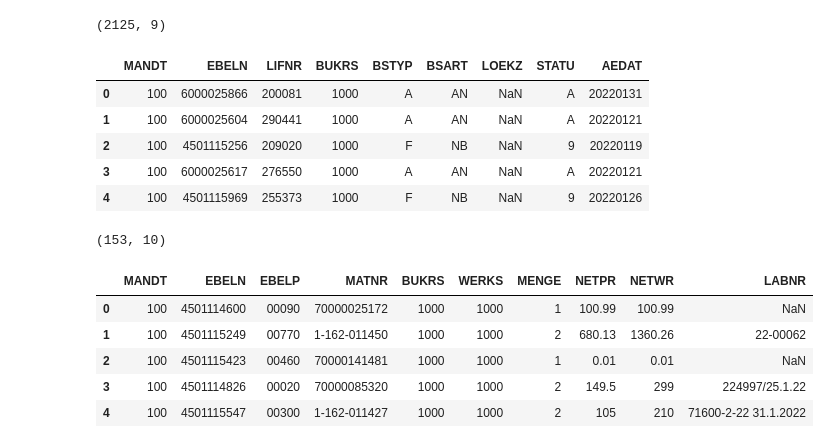
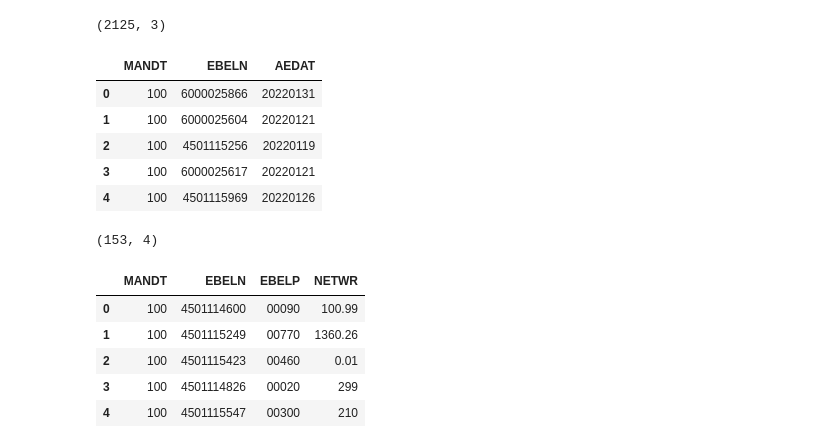
Before and after one commit to tomanjepan/Processand, a Jupyter notebook: main.ipynb, the cells around one changed output. Drawn from its saved outputs; the diff is of its cells as text; code cells hidden in the pictures.

```diff
--- a/main.ipynb
+++ b/main.ipynb
@@ -47,33 +80,44 @@ df_CDPOS.head(n=5)
 # %%
-df_EKKO = pd.read_csv('B:/Programming/Processand/Data/EKKO.csv')
+# We import EKKO table and drop columns unnecessary for our challenge
+
+df_EKKO = pd.read_csv('B:/Programming/Processand/Data/EKKO.csv', dtype=str)
+
+columns = ['BUKRS','BSTYP','BSART','LOEKZ','STATU','LIFNR']
+df_EKKO = df_EKKO.drop(columns, axis = 1)
+
 print(df_EKKO.shape)
 df_EKKO.head(n=5)
 
 # Which purchase orders have been created?
 # Contains one row for each Purchase Order
 # %% [output]
-(2125, 9)
+(2125, 3)
-|  | MANDT | EBELN | LIFNR | BUKRS | BSTYP | BSART | LOEKZ | STATU | AEDAT |
-| 0 | 100 | 6000025866 | 200081 | 1000 | A | AN | NaN | A | 20220131 |
-| 1 | 100 | 6000025604 | 290441 | 1000 | A | AN | NaN | A | 20220121 |
-| 2 | 100 | 4501115256 | 209020 | 1000 | F | NB | NaN | 9 | 20220119 |
-| 3 | 100 | 6000025617 | 276550 | 1000 | A | AN | NaN | A | 20220121 |
-| 4 | 100 | 4501115969 | 255373 | 1000 | F | NB | NaN | 9 | 20220126 |
+|  | MANDT | EBELN | AEDAT |
+| 0 | 100 | 6000025866 | 20220131 |
+| 1 | 100 | 6000025604 | 20220121 |
+| 2 | 100 | 4501115256 | 20220119 |
+| 3 | 100 | 6000025617 | 20220121 |
+| 4 | 100 | 4501115969 | 20220126 |
 # %%
+# We import EKPO table and drop columns unnecessary for our challenge
+# Which Purchase Order Items have been created?
+# Contains one row for each Purchase Order Item
+
 df_EKPO = pd.read_csv('B:/Programming/Processand/Data/EKPO.csv', dtype = str)
+
+columns = ['MATNR','BUKRS','WERKS', 'MENGE','NETPR','LABNR']
+df_EKPO = df_EKPO.drop(columns, axis = 1)
+
 print(df_EKPO.shape)
 df_EKPO.head(n=5)
 
-# Which Purchase Order Items have been created?
-# Contains one row for each Purchase Order Item
-
 # Obsahuje podozrivo málo riadkov na to že toto by mal byť hlavný zoznam všetkých objednaných položiek
 # %% [output]
-(153, 10)
+(153, 4)
-|  | MANDT | EBELN | EBELP | MATNR | BUKRS | WERKS | MENGE | NETPR | NETWR | LABNR |
-| 0 | 100 | 4501114600 | 00090 | 70000025172 | 1000 | 1000 | 1 | 100.99 | 100.99 | NaN |
-| 1 | 100 | 4501115249 | 00770 | 1-162-011450 | 1000 | 1000 | 2 | 680.13 | 1360.26 | 22-00062 |
-| 2 | 100 | 4501115423 | 00460 | 70000141481 | 1000 | 1000 | 1 | 0.01 | 0.01 | NaN |
-| 3 | 100 | 4501114826 | 00020 | 70000085320 | 1000 | 1000 | 2 | 149.5 | 299 | 224997/25.1.22 |
-| 4 | 100 | 4501115547 | 00300 | 1-162-011427 | 1000 | 1000 | 2 | 105 | 210 | 71600-2-22 31.1.2022 |
+|  | MANDT | EBELN | EBELP | NETWR |
+| 0 | 100 | 4501114600 | 00090 | 100.99 |
+| 1 | 100 | 4501115249 | 00770 | 1360.26 |
+| 2 | 100 | 4501115423 | 00460 | 0.01 |
+| 3 | 100 | 4501114826 | 00020 | 299 |
+| 4 | 100 | 4501115547 | 00300 | 210 |
 # %%
```
Also changed, not shown: parts of 20 cells of this notebook, 1 other file.
